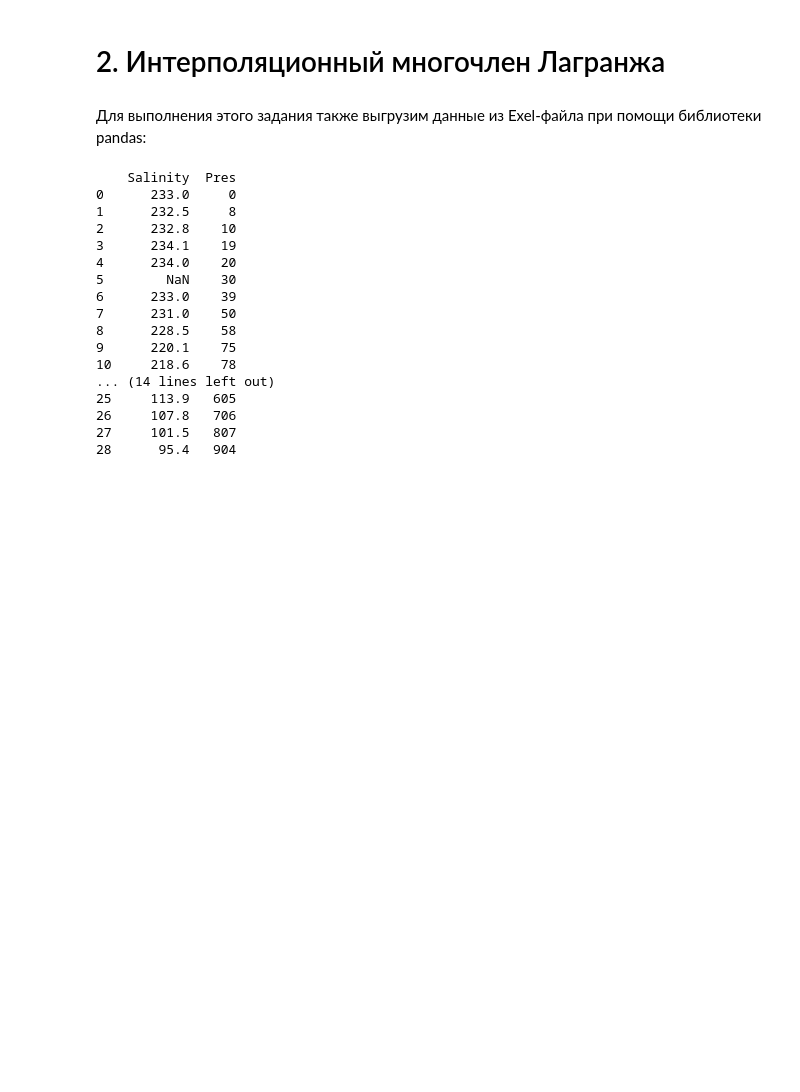
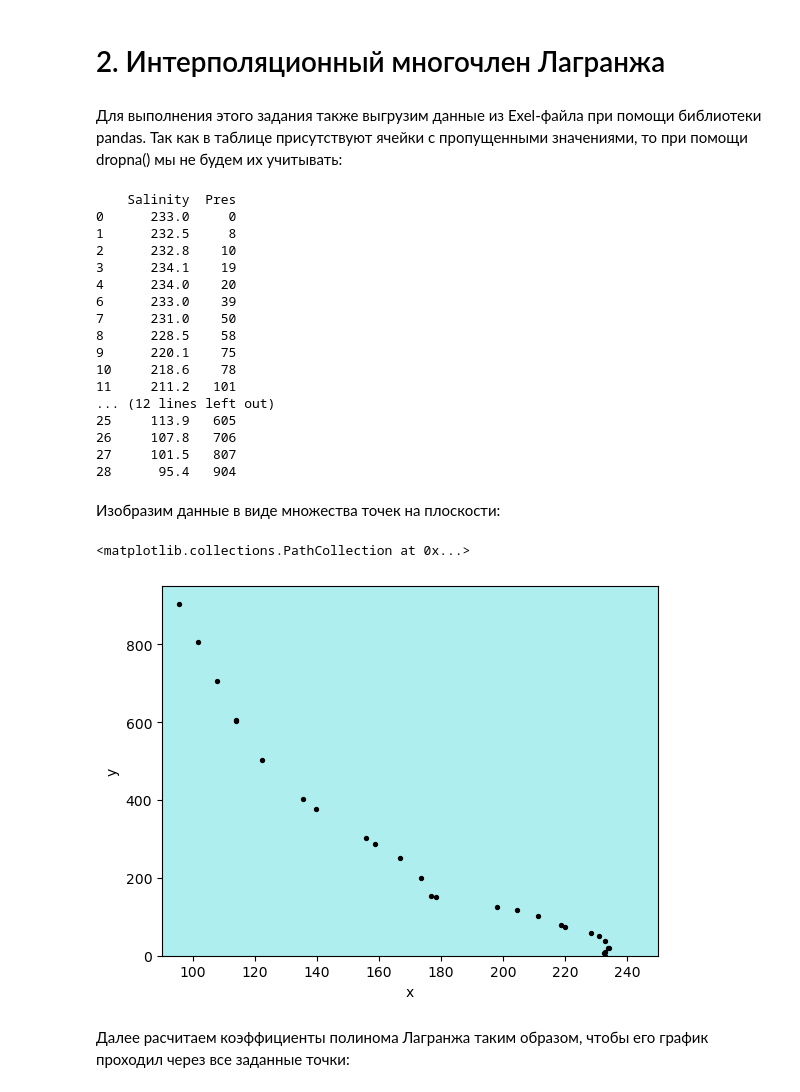
Before and after one commit to antonnpopov/2023, a Jupyter notebook: kursovaya_rabota_popov_210.ipynb, the cells around one changed output. Cells and saved outputs as stored; diff of their text form; code cells hidden in the pictures; blank space fills up the shorter version.

```diff
--- a/kursovaya_rabota_popov_210.ipynb
+++ b/kursovaya_rabota_popov_210.ipynb
@@ -95,10 +95,11 @@ ax.scatter(x,y, color = 'black', marker = '1', linewidth = 1, s = 0.9)
 # %% [markdown]
 # 2. Интерполяционный многочлен Лагранжа
 # %% [markdown]
-Для выполнения этого задания также выгрузим данные из Exel-файла при помощи библиотеки pandas:
+Для выполнения этого задания также выгрузим данные из Exel-файла при помощи библиотеки pandas. Так как в таблице присутствуют ячейки с пропущенными значениями, то при помощи dropna() мы не будем их учитывать:
 # %%
 import pandas as pd
 data = pd.read_excel('https://github.com/antonnpopov/2023/raw/main/210_1.xlsx', sheet_name = 'Lagrange')
+data = data.dropna()
 x = data.iloc[:,0].tolist()
 y = data.iloc[:,1].tolist()
 print(data.head(30))
@@ -109,14 +110,37 @@ print(data.head(30))
 2      232.8    10
 3      234.1    19
 4      234.0    20
-5        NaN    30
 6      233.0    39
 7      231.0    50
 8      228.5    58
 9      220.1    75
 10     218.6    78
-... (14 lines left out)
+11     211.2   101
+... (12 lines left out)
 25     113.9   605
 26     107.8   706
 27     101.5   807
 28      95.4   904
+# %% [markdown]
+Изобразим данные в виде множества точек на плоскости:
+# %%
+import matplotlib.pyplot as plt
+
+fig = plt.figure()
+ax = fig.add_subplot(111)
+
+ax.set_facecolor('paleturquoise')
+
+ax.set_xlim([90, 250])
+ax.set_ylim([0, 950])
+
+
+ax.set_xlabel('x')
+ax.set_ylabel('y')
+
+plt.scatter(x,y, color = 'black', linewidth = 1, s = 8)
+# %% [output]
+<matplotlib.collections.PathCollection at 0x...>
+[figure, added]
+# %% [markdown]
+Далее расчитаем коэффициенты полинома Лагранжа таким образом, чтобы его график проходил через все заданные точки:
```
Also changed, not shown: parts of 4 cells of this notebook.
